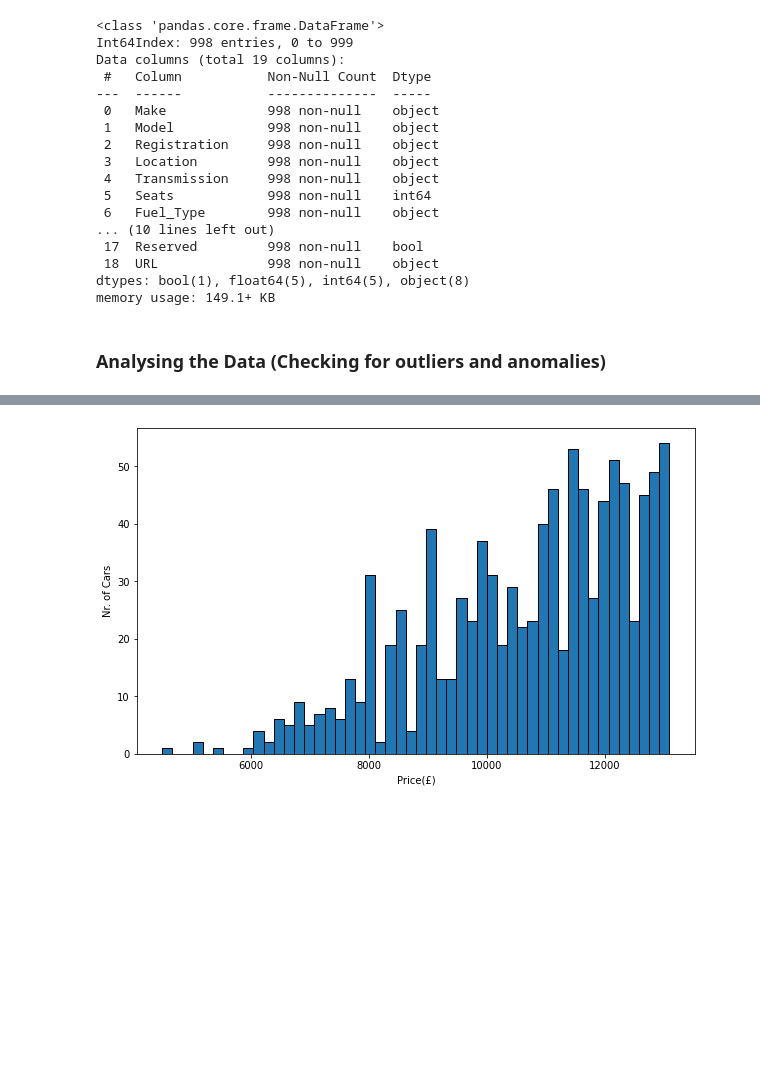
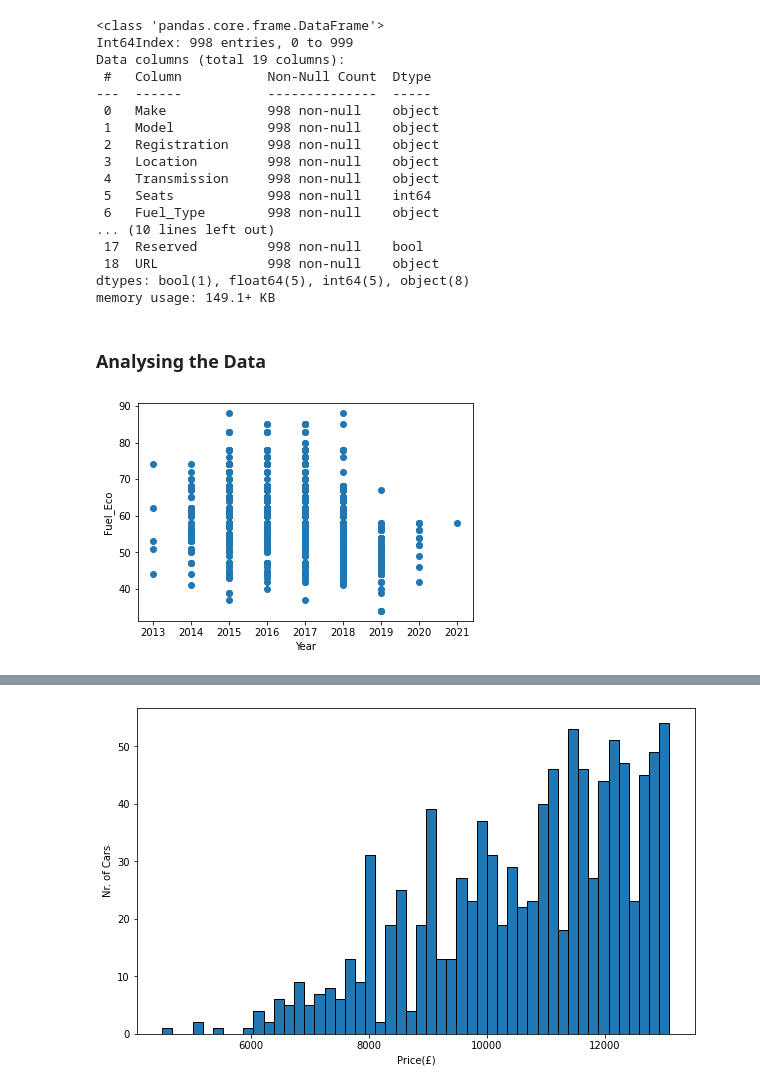
Before and after one commit to tsenior97/Cars_dataset, a Jupyter notebook: WBAC_TS.ipynb, the cells around one changed output, grey strips where cells are left out. Drawn from its saved outputs; the diff is of its cells as text; code cells hidden in the pictures; blank space fills up the shorter version.

```diff
--- a/WBAC_TS.ipynb
+++ b/WBAC_TS.ipynb
@@ -174,4 +176,16 @@ Data columns (total 19 columns):
 dtypes: bool(1), float64(5), int64(5), object(8)
 memory usage: 149.1+ KB
 # %% [markdown]
-### Analysing the Data (Checking for outliers and anomalies)
+### Analysing the Data
+# %%
+x = np.array(df['Year'])
+y = np.array(df['Fuel_Eco'])
+
+
+plt.xlabel('Year')
+plt.ylabel('Fuel_Eco')
+
+plt.scatter(x, y)
+plt.show()
+# %% [output]
+[figure, added]
```
Also changed, not shown: parts of 24 cells of this notebook, 1 other file.
